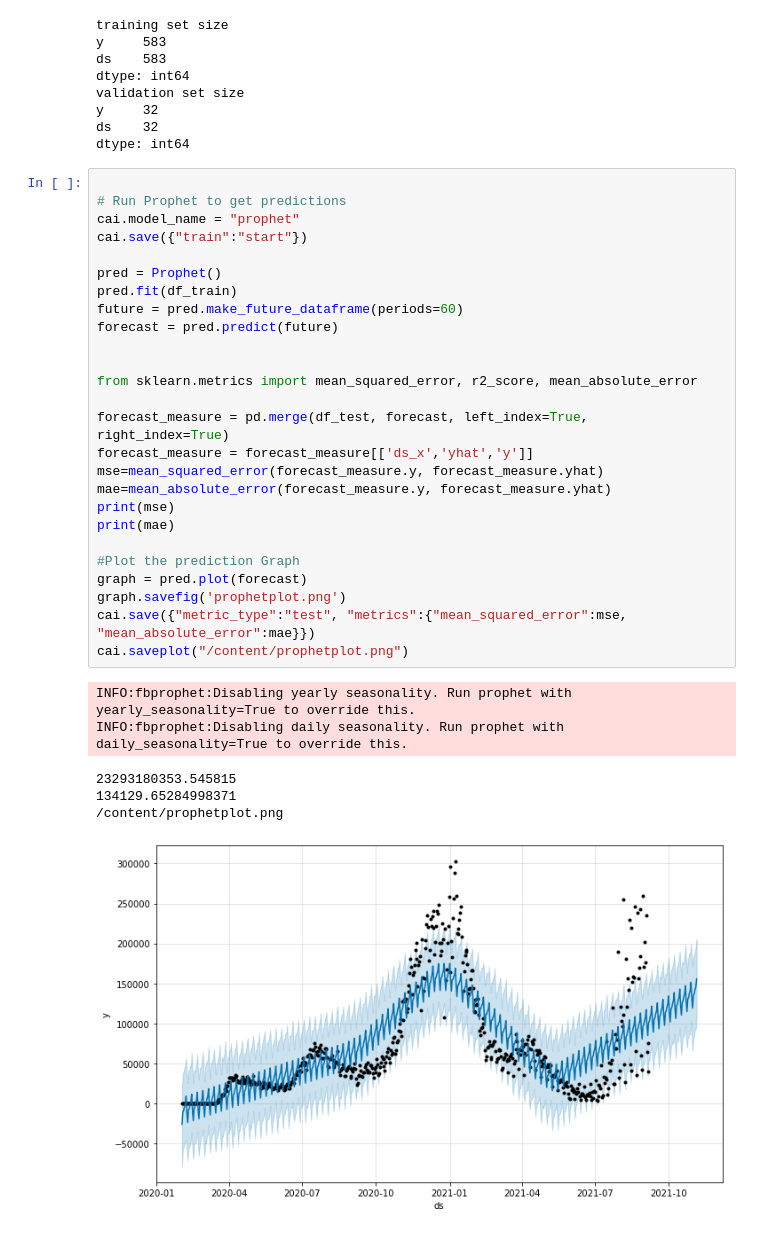
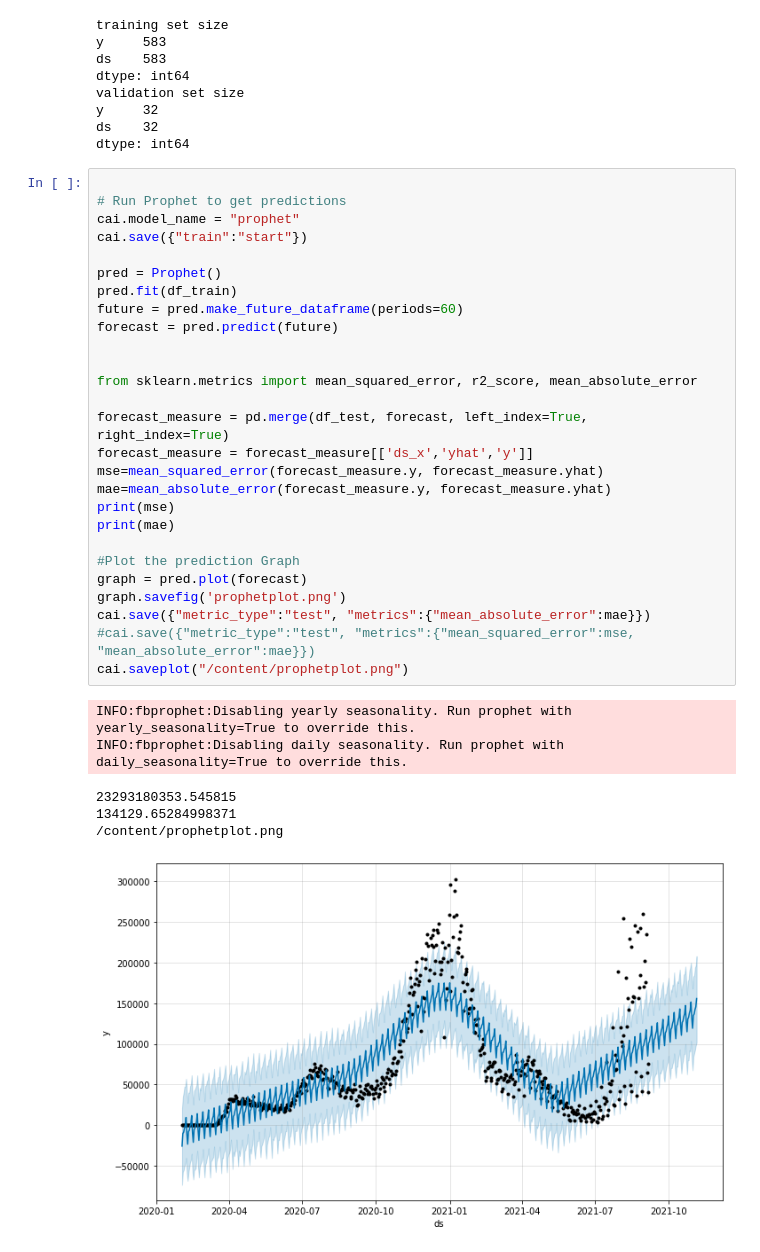
Before and after one commit to sundi133/chaya-ai-notebook-samples, a Jupyter notebook: notebooks/colab_covid19_forecast.ipynb, the cells around one changed output. Saved outputs shown, nothing was run; the diff lists cells and outputs as text.

```diff
--- a/notebooks/colab_covid19_forecast.ipynb
+++ b/notebooks/colab_covid19_forecast.ipynb
@@ -92,35 +92,36 @@ dtype: int64
 
 # Run Prophet to get predictions
 cai.model_name = "prophet"
 cai.save({"train":"start"})
 
 pred = Prophet()
 pred.fit(df_train)
 future = pred.make_future_dataframe(periods=60)
 forecast = pred.predict(future)
 
 
 from sklearn.metrics import mean_squared_error, r2_score, mean_absolute_error
 
 forecast_measure = pd.merge(df_test, forecast, left_index=True, right_index=True)
 forecast_measure = forecast_measure[['ds_x','yhat','y']]
 mse=mean_squared_error(forecast_measure.y, forecast_measure.yhat)
 mae=mean_absolute_error(forecast_measure.y, forecast_measure.yhat)
 print(mse)
 print(mae)
 
 #Plot the prediction Graph
 graph = pred.plot(forecast)
 graph.savefig('prophetplot.png')
-cai.save({"metric_type":"test", "metrics":{"mean_squared_error":mse, "mean_absolute_error":mae}})
+cai.save({"metric_type":"test", "metrics":{"mean_absolute_error":mae}})
+#cai.save({"metric_type":"test", "metrics":{"mean_squared_error":mse, "mean_absolute_error":mae}})
 cai.saveplot("/content/prophetplot.png")
 # %% [output]
 INFO:fbprophet:Disabling yearly seasonality. Run prophet with yearly_seasonality=True to override this.
 INFO:fbprophet:Disabling daily seasonality. Run prophet with daily_seasonality=True to override this.
 23293180353.545815
 134129.65284998371
 /content/prophetplot.png
-[figure, old version]
+[figure, new version]
 # %%
 playoffs = pd.DataFrame({
   'holiday': 'playoff',
```
Also changed, not shown: parts of 3 cells of this notebook.
